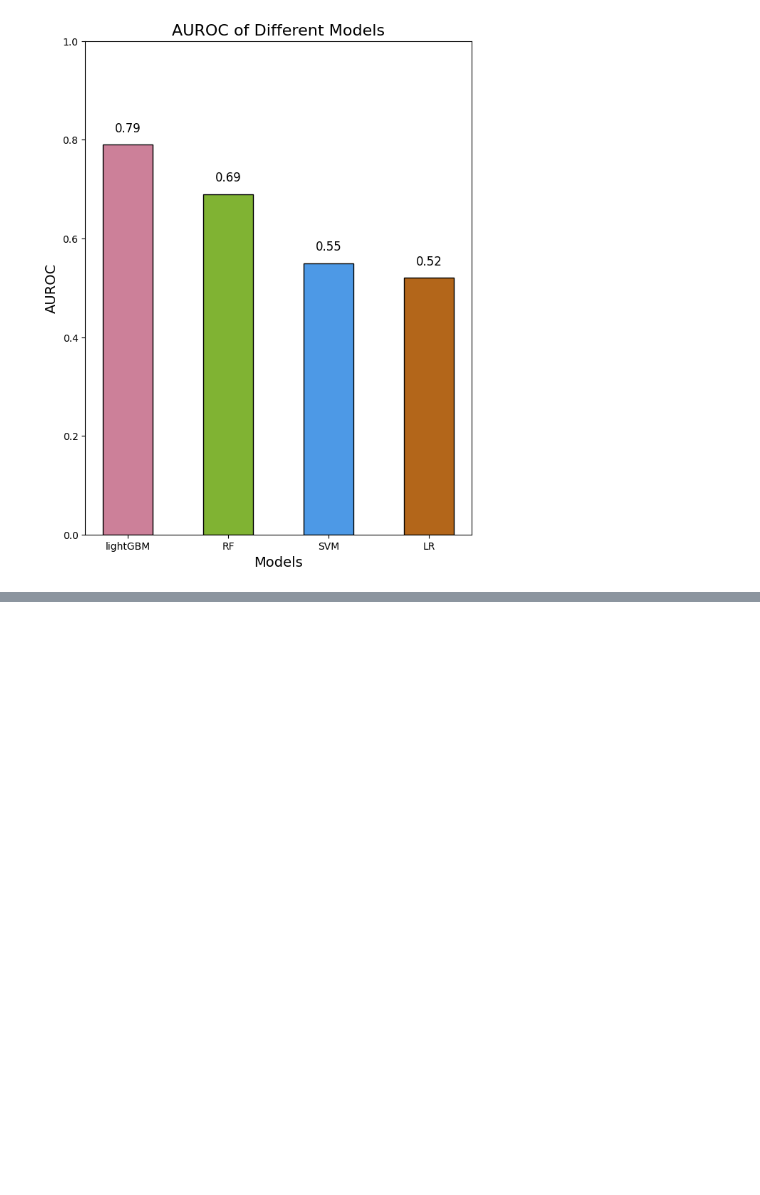
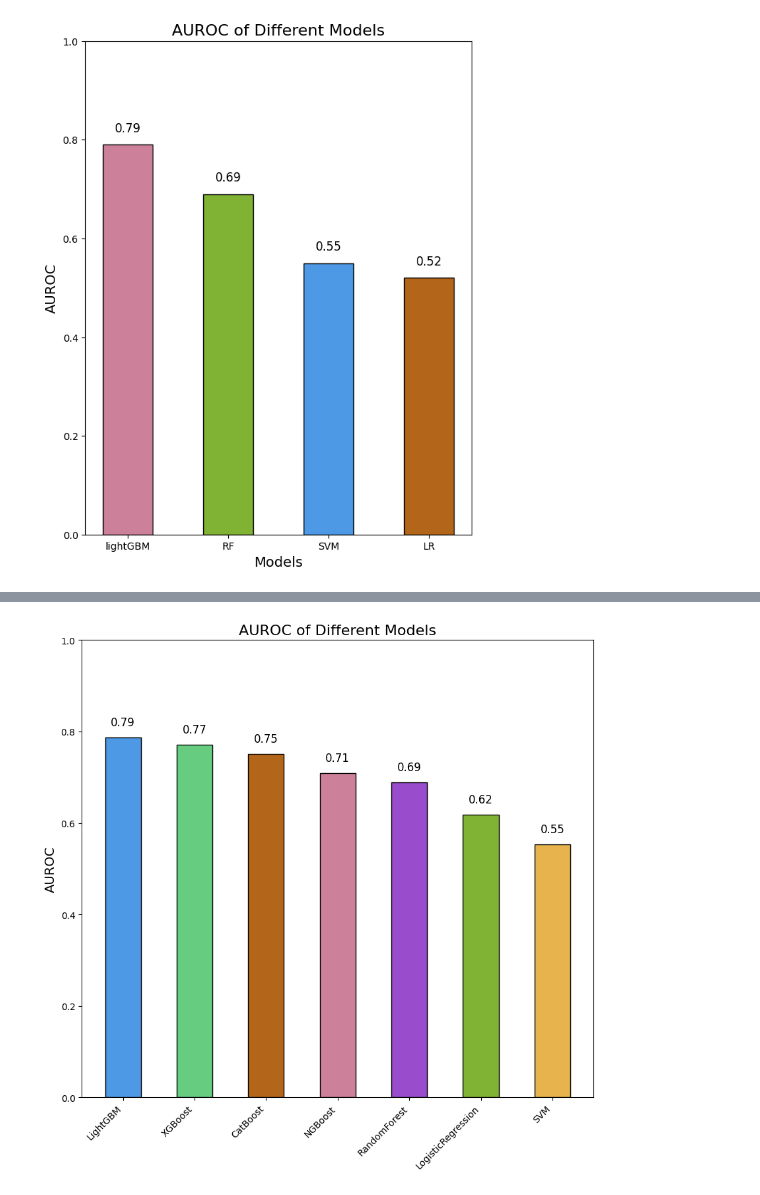
Before and after one commit to zhangysTHU/circExor, a Jupyter notebook: models/training_notebooks/plot.ipynb, the cells around one changed output, grey strips where cells are left out. Saved outputs shown, nothing was run; the diff lists cells and outputs as text; code cells hidden in the pictures; blank space fills up the shorter version.

```diff
--- a/models/training_notebooks/plot.ipynb
+++ b/models/training_notebooks/plot.ipynb
@@ -139,0 +218,83 @@ plot_AUROC(LR_perf, SVM_perf, RF_perf, lightGBM_perf, output_dir)
+# %%
+import matplotlib.pyplot as plt
+import numpy as np
+import pandas as pd
+import os
+
+def plot_AUROC_bar(main_path):
+    # Prepare figure
+    plt.figure(figsize=(10, 9))  # Adjusted width for 7 models
+
+    # Prepare 7 low-saturation colors in RGB format (unchanged)
+    color_list = [
+        (0.7, 0.4, 0.1),  # orange-ish
+        (0.3, 0.6, 0.9),  # blue-ish
+        (0.5, 0.7, 0.2),  # green-ish
+        (0.8, 0.5, 0.6),  # pink-ish
+        (0.6, 0.3, 0.8),  # purple-ish
+        (0.9, 0.7, 0.3),  # yellow-ish
+        (0.4, 0.8, 0.5)   # teal-ish
+    ]
+
+    # Get list of subfolders (model names), sort alphabetically for consistent color assignment
+    subfolders = sorted([d for d in os.listdir(main_path) if os.path.isdir(os.path.join(main_path, d))])
+
+    # Limit to 7 models as specified
+    if len(subfolders) > 7:
+        subfolders = subfolders[:7]
+        print("Warning: More than 7 subfolders found. Limiting to the first 7 (alphabetically sorted).")
+
+    # Assign colors to models (fixed colors based on alphabetical order)
+    model_colors = {model: color_list[i] for i, model in enumerate(subfolders)}
+
+    # Function to load data from file and compute AUROC
+    def load_roc_data(file_path):
+        df = pd.read_csv(file_path, sep='\t')
+        fpr = df['FPR'].values
+        tpr = df['TPR'].values
+        # Ensure fpr is sorted ascending (though it should be)
+        sorted_idx = np.argsort(fpr)
+        fpr = fpr[sorted_idx]
+        tpr = tpr[sorted_idx]
+        # Compute AUC using trapezoidal rule
+        roc_auc = np.trapz(tpr, fpr)
+        return roc_auc
+
+    # Collect AUROC for each model
+    model_auroc = {}
+    for model in subfolders:
+        file_path = os.path.join(main_path, model, 'AUROC_info.txt')
+        if os.path.exists(file_path):
+            roc_auc = load_roc_data(file_path)
+            model_auroc[model] = roc_auc
+        else:
+            print(f"Warning: File {file_path} not found. Skipping {model}.")
+
+    # Sort models by AUROC descending
+    sorted_models = sorted(model_auroc.keys(), key=lambda m: model_auroc[m], reverse=True)
+    sorted_auroc_values = [model_auroc[m] for m in sorted_models]
+    sorted_colors = [model_colors[m] for m in sorted_models]
+
+    # Plot the bar chart
+    bars = plt.bar(sorted_models, sorted_auroc_values, color=sorted_colors, width=0.5, edgecolor='black')
+    plt.ylim([0.0, 1.0])
+    plt.xticks(rotation=45, ha='right')
+
+    # Add AUROC value labels
+    for bar, value in zip(bars, sorted_auroc_values):
+        plt.text(bar.get_x() + bar.get_width() / 2, bar.get_height() + 0.02, f'{value:.2f}', ha='center', va='bottom', fontsize=12)
+
+    plt.title('AUROC of Different Models', fontsize=16)
+    # plt.xlabel('Models', fontsize=14)
+    plt.ylabel('AUROC', fontsize=14)
+
+    # Save the plot
+    plt.savefig(os.path.join(main_path, "AUROC_Bar_Models.pdf"), format="pdf")
+
+    # Display the plot
+    plt.show()
+
+# Example usage:
+plot_AUROC_bar('/BioII/lulab_b/huangkeyun/zhangys/RNA_locator/archived/circExor_archived_2025_5/models/saved_models/circRNA_ML_Model_Output')
+# %% [output]
+[figure, added]
```
Also changed, not shown: parts of 1 cell of this notebook, 59 other files.
